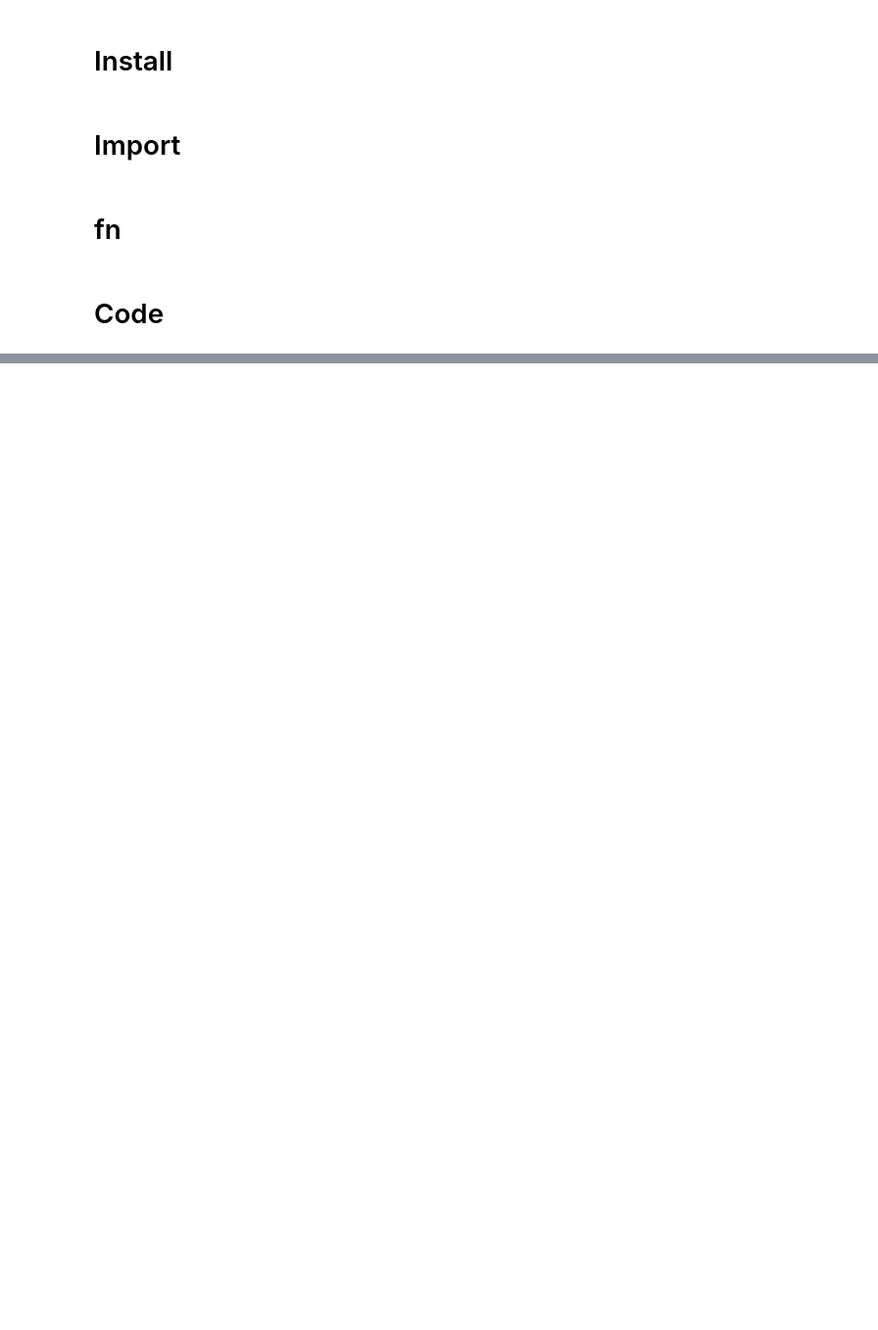
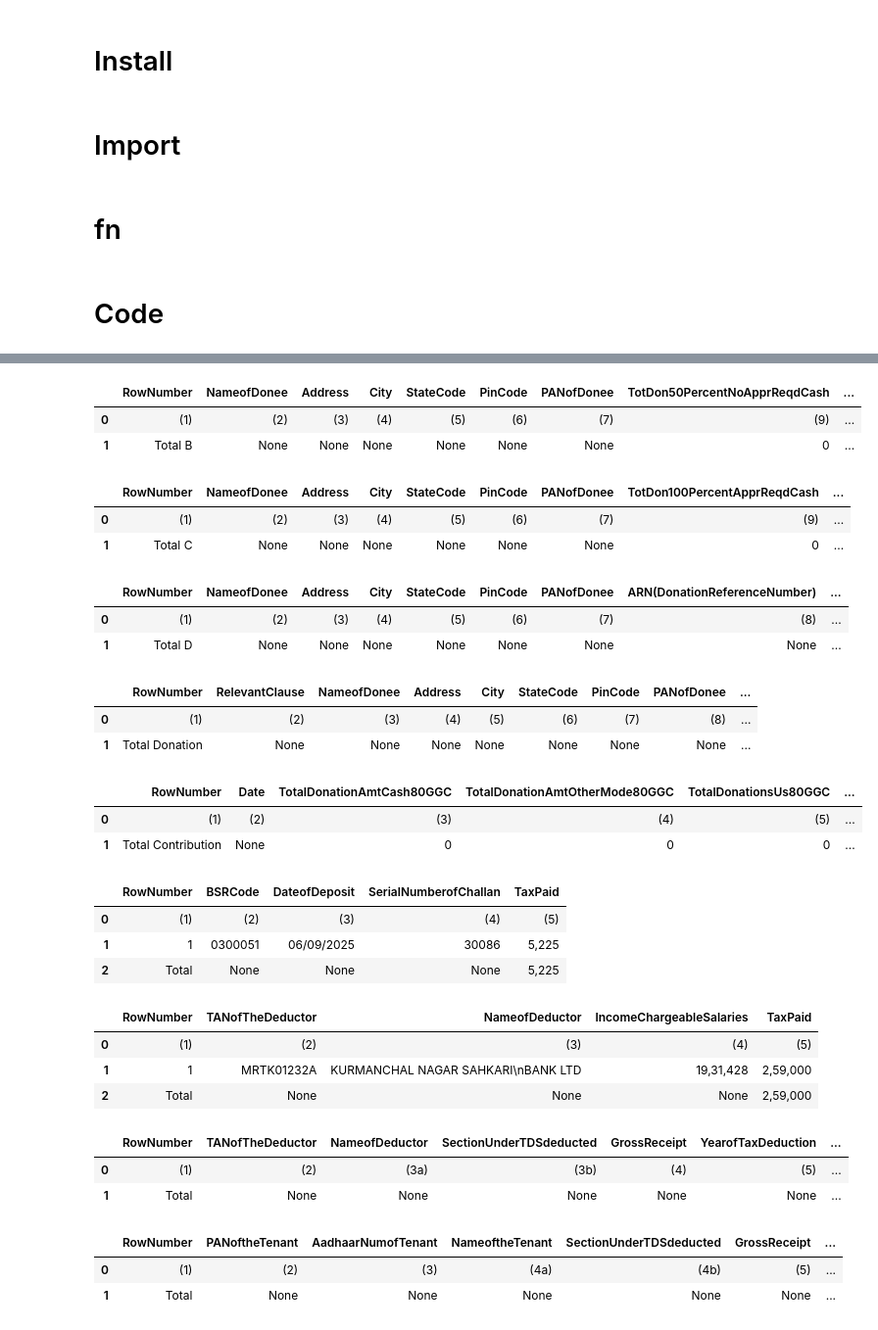
Before and after one commit to PlutoSenthil/fun-pdf-to-excel, a Jupyter notebook: main itr.ipynb, the cells around one changed output, grey strips where cells are left out. Shown at 98% size. Cells and saved outputs as stored; diff of their text form; code cells hidden in the pictures; blank space fills up the shorter version.

```diff
--- a/main itr.ipynb
+++ b/main itr.ipynb
@@ -103,0 +129,65 @@ df_schedule_it
+# %%
+df_80G_B= itr1.get_section("SCHEDULE_80G_B")
+display(df_80G_B)
+# %% [output]
+|  | RowNumber | NameofDonee | Address | City | StateCode | PinCode | PANofDonee | TotDon50PercentNoApprReqdCash | ... |
+| 0 | (1) | (2) | (3) | (4) | (5) | (6) | (7) | (9) | ... |
+| 1 | Total B | None | None | None | None | None | None | 0 | ... |
+# %%
+df_80G_C= itr1.get_section("SCHEDULE_80G_C")
+display(df_80G_C)
+# %% [output]
+|  | RowNumber | NameofDonee | Address | City | StateCode | PinCode | PANofDonee | TotDon100PercentApprReqdCash | ... |
+| 0 | (1) | (2) | (3) | (4) | (5) | (6) | (7) | (9) | ... |
+| 1 | Total C | None | None | None | None | None | None | 0 | ... |
+# %%
+df_80G_D= itr1.get_section("SCHEDULE_80G_D")
+display(df_80G_D)
+# %% [output]
+|  | RowNumber | NameofDonee | Address | City | StateCode | PinCode | PANofDonee | ARN(DonationReferenceNumber) | ... |
+| 0 | (1) | (2) | (3) | (4) | (5) | (6) | (7) | (8) | ... |
+| 1 | Total D | None | None | None | None | None | None | None | ... |
+# %%
+df_80GGA= itr1.get_section("SCHEDULE_80GGA")
+display(df_80GGA)
+# %% [output]
+|  | RowNumber | RelevantClause | NameofDonee | Address | City | StateCode | PinCode | PANofDonee | ... |
+| 0 | (1) | (2) | (3) | (4) | (5) | (6) | (7) | (8) | ... |
+| 1 | Total Donation | None | None | None | None | None | None | None | ... |
+# %%
+df_80GGC= itr1.get_section("SCHEDULE_80GGC")
+display(df_80GGC)
+# %% [output]
+|  | RowNumber | Date | TotalDonationAmtCash80GGC | TotalDonationAmtOtherMode80GGC | TotalDonationsUs80GGC | ... |
+| 0 | (1) | (2) | (3) | (4) | (5) | ... |
+| 1 | Total Contribution | None | 0 | 0 | 0 | ... |
+# %%
+df_it= itr1.get_section("SCHEDULE_IT")
+display(df_it)
+# %% [output]
+|  | RowNumber | BSRCode | DateofDeposit | SerialNumberofChallan | TaxPaid |
+| 0 | (1) | (2) | (3) | (4) | (5) |
+| 1 | 1 | 0300051 | 06/09/2025 | 30086 | 5,225 |
+| 2 | Total | None | None | None | 5,225 |
+# %%
+df_TDS1= itr1.get_section("SCHEDULE_TDS1")
+display(df_TDS1)
+# %% [output]
+|  | RowNumber | TANofTheDeductor | NameofDeductor | IncomeChargeableSalaries | TaxPaid |
+| 0 | (1) | (2) | (3) | (4) | (5) |
+| 1 | 1 | MRTK01232A | KURMANCHAL NAGAR SAHKARI\nBANK LTD | 19,31,428 | 2,59,000 |
+| 2 | Total | None | None | None | 2,59,000 |
+# %%
+df_TDS2= itr1.get_section("SCHEDULE_TDS2")
+display(df_TDS2)
+# %% [output]
+|  | RowNumber | TANofTheDeductor | NameofDeductor | SectionUnderTDSdeducted | GrossReceipt | YearofTaxDeduction | ... |
+| 0 | (1) | (2) | (3a) | (3b) | (4) | (5) | ... |
+| 1 | Total | None | None | None | None | None | ... |
+# %%
+df_TDS3= itr1.get_section("SCHEDULE_TDS3")
+display(df_TDS3)
+# %% [output]
+|  | RowNumber | PANoftheTenant | AadhaarNumofTenant | NameoftheTenant | SectionUnderTDSdeducted | GrossReceipt | ... |
+| 0 | (1) | (2) | (3) | (4a) | (4b) | (5) | ... |
+| 1 | Total | None | None | None | None | None | ... |
```
Also changed, not shown: parts of 30 cells of this notebook, 7 other files.
